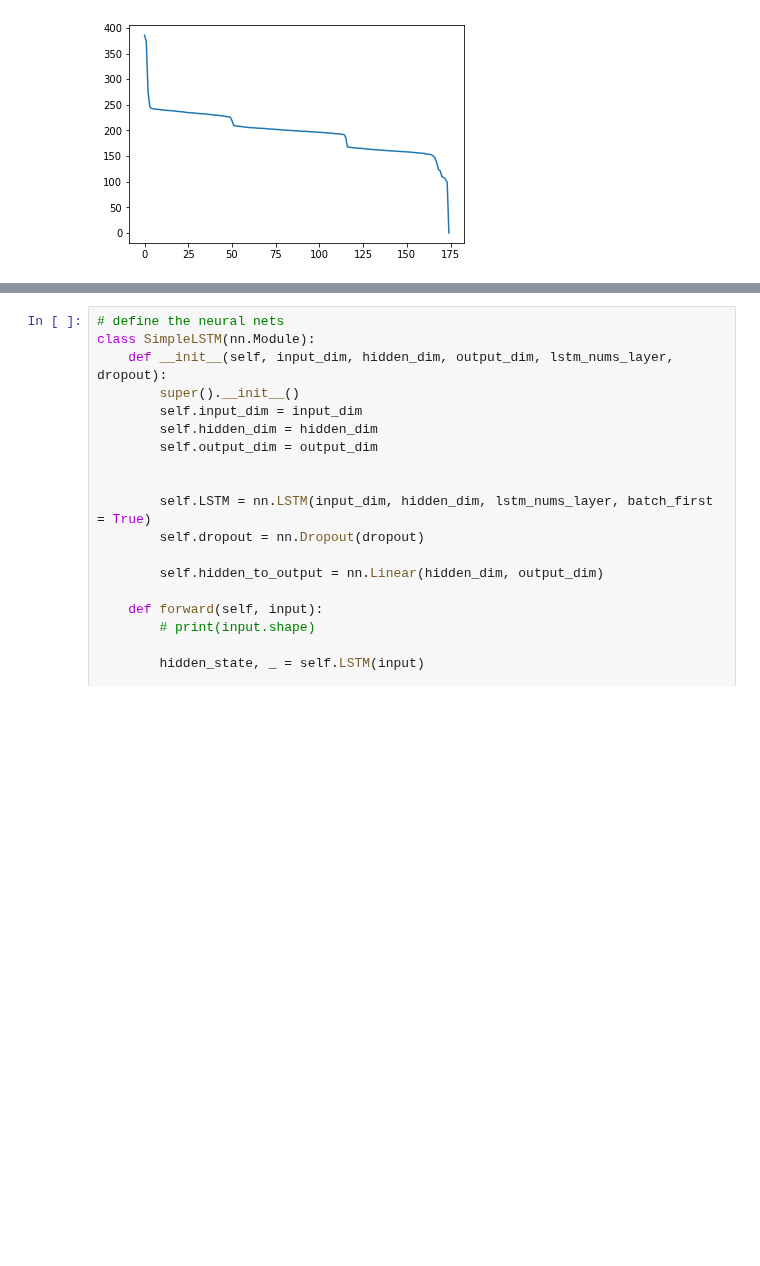
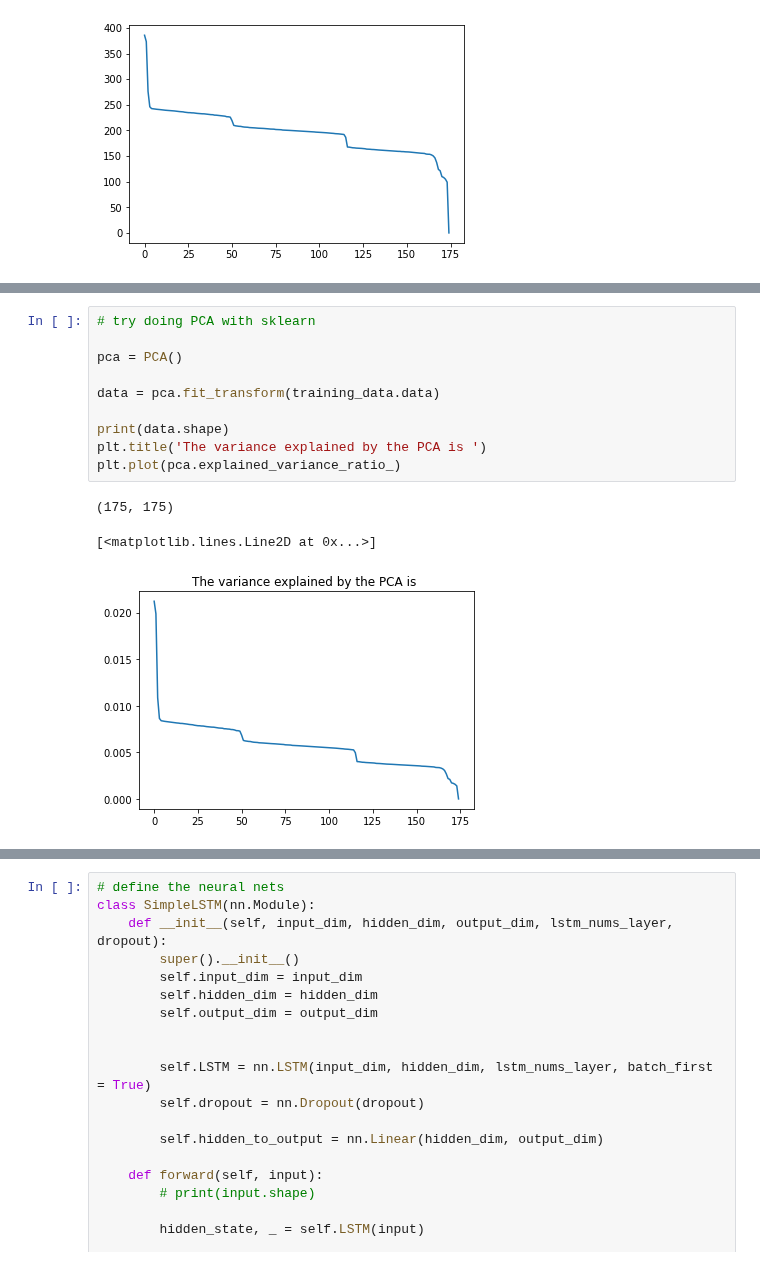
Before and after one commit to ChangyiYang/SimpleLSTM, a Jupyter notebook: simpleLSTMwithPCA.ipynb, the cells around one changed output, grey strips where cells are left out. Cells and saved outputs as stored; diff of their text form; blank space fills up the shorter version.

```diff
--- a/simpleLSTMwithPCA.ipynb
+++ b/simpleLSTMwithPCA.ipynb
@@ -105,0 +110,14 @@ print(S)
+# %%
+# try doing PCA with sklearn
+
+pca = PCA()
+
+data = pca.fit_transform(training_data.data)
+
+print(data.shape)
+plt.title('The variance explained by the PCA is ')
+plt.plot(pca.explained_variance_ratio_)
+# %% [output]
+(175, 175)
+[<matplotlib.lines.Line2D at 0x...>]
+[figure, added]
```
Also changed, not shown: parts of 10 cells of this notebook.
